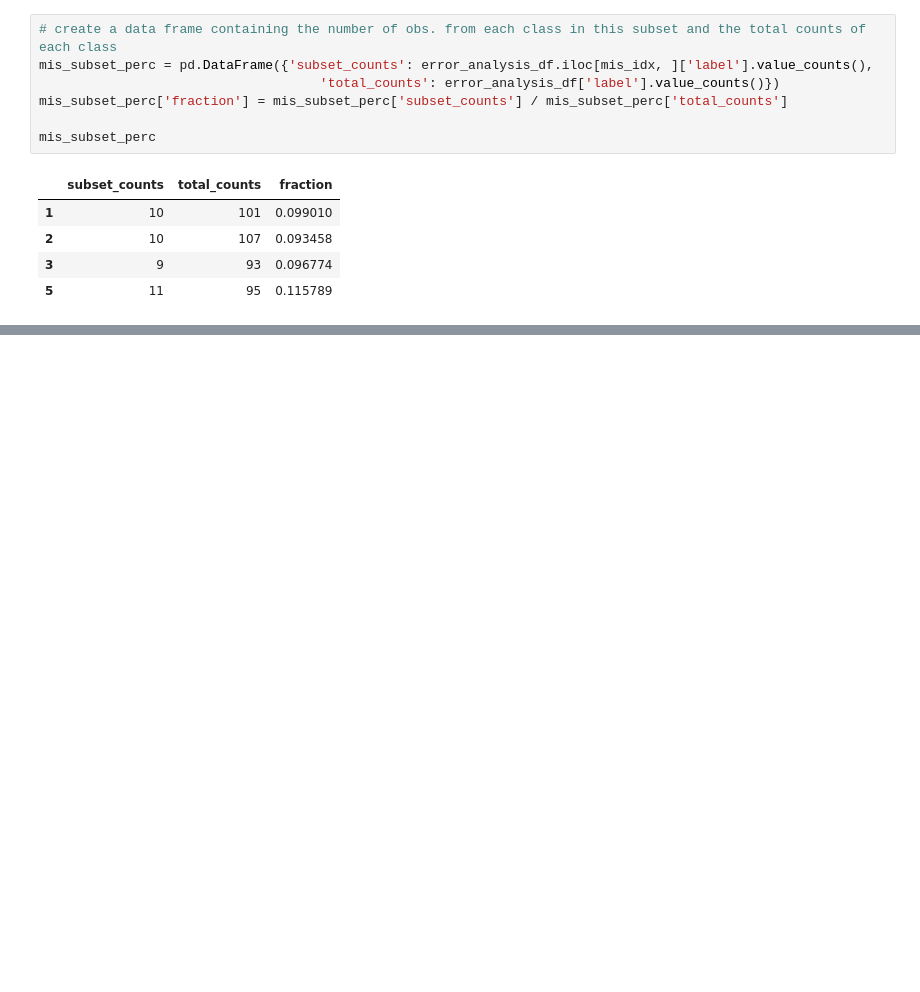
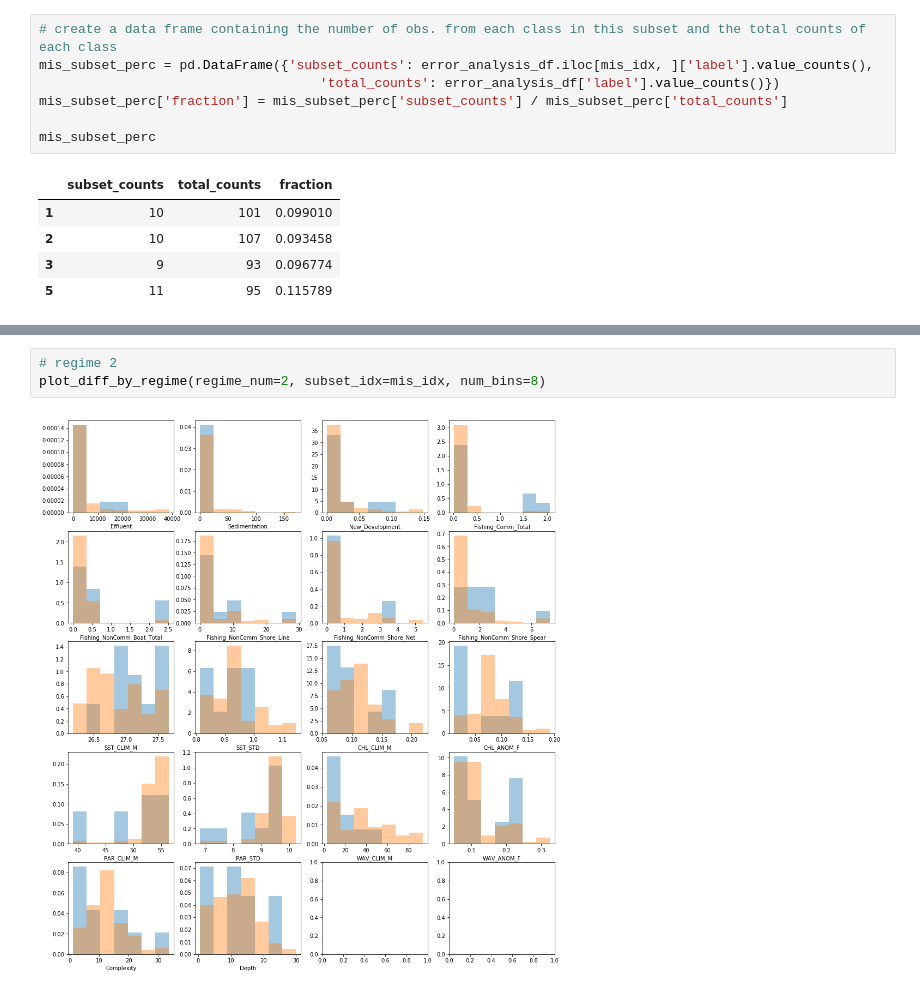
Before and after one commit to salliewalecka/Hawaii_RegimesPredictors, a Jupyter notebook: notebooks/Logistic_Regressions_with_Error_Analysis.ipynb, the cells around one changed output, grey strips where cells are left out. Cells and saved outputs as stored; diff of their text form; blank space fills up the shorter version.

```diff
--- a/notebooks/Logistic_Regressions_with_Error_Analysis.ipynb
+++ b/notebooks/Logistic_Regressions_with_Error_Analysis.ipynb
@@ -454,0 +457,5 @@ for i, col in enumerate(float_cols):
+# %%
+# regime 2
+plot_diff_by_regime(regime_num=2, subset_idx=mis_idx, num_bins=8)
+# %% [output]
+[figure, added]
```
Also changed, not shown: parts of 20 cells of this notebook.
